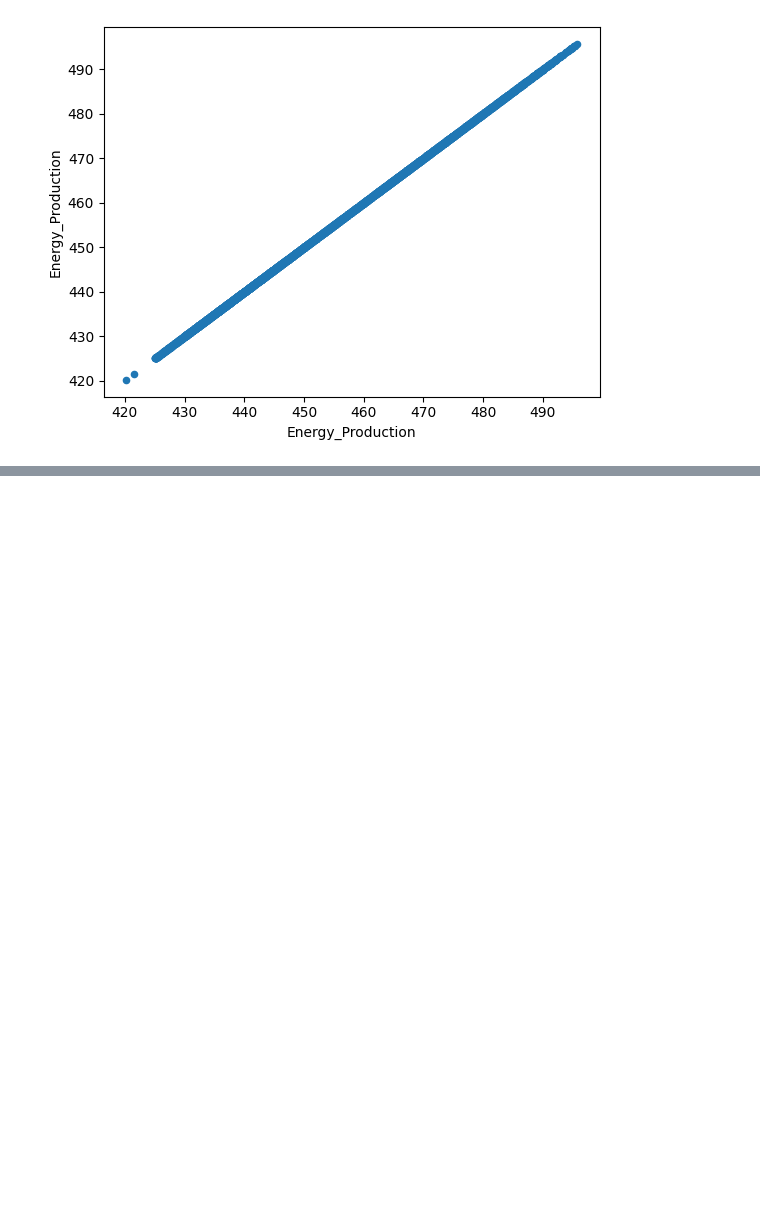
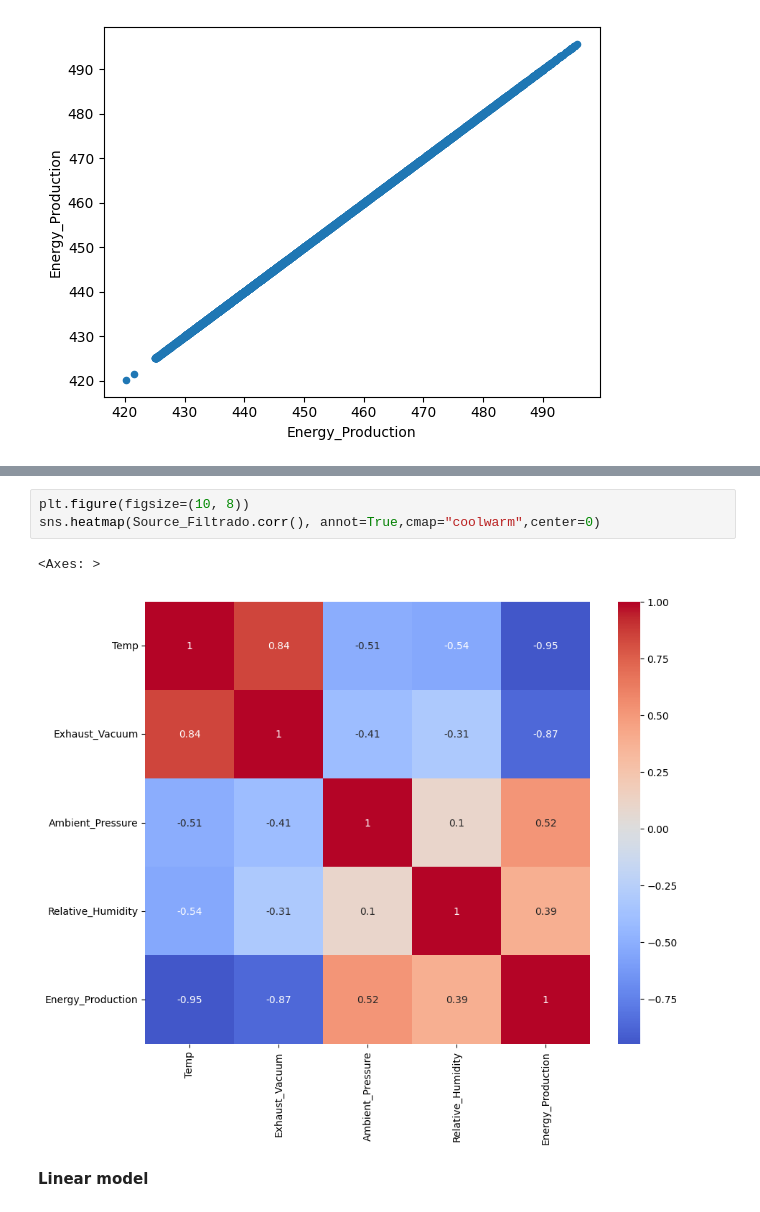
Before and after one commit to Capaquira/projectsLivreLow-code, a Jupyter notebook: CombinedCyclePowerPlant.ipynb, the cells around one changed output, grey strips where cells are left out. Saved outputs shown, nothing was run; the diff lists cells and outputs as text; blank space fills up the shorter version.

Commit message:
Liner model building

```diff
--- a/CombinedCyclePowerPlant.ipynb
+++ b/CombinedCyclePowerPlant.ipynb
@@ -150,0 +178,8 @@ for col in Source_Filtrado.columns:
+# %%
+plt.figure(figsize=(10, 8))
+sns.heatmap(Source_Filtrado.corr(), annot=True,cmap="coolwarm",center=0)
+# %% [output]
+<Axes: >
+[figure, added]
+# %% [markdown]
+**Linear model**
```
Also changed, not shown: parts of 7 cells of this notebook.
